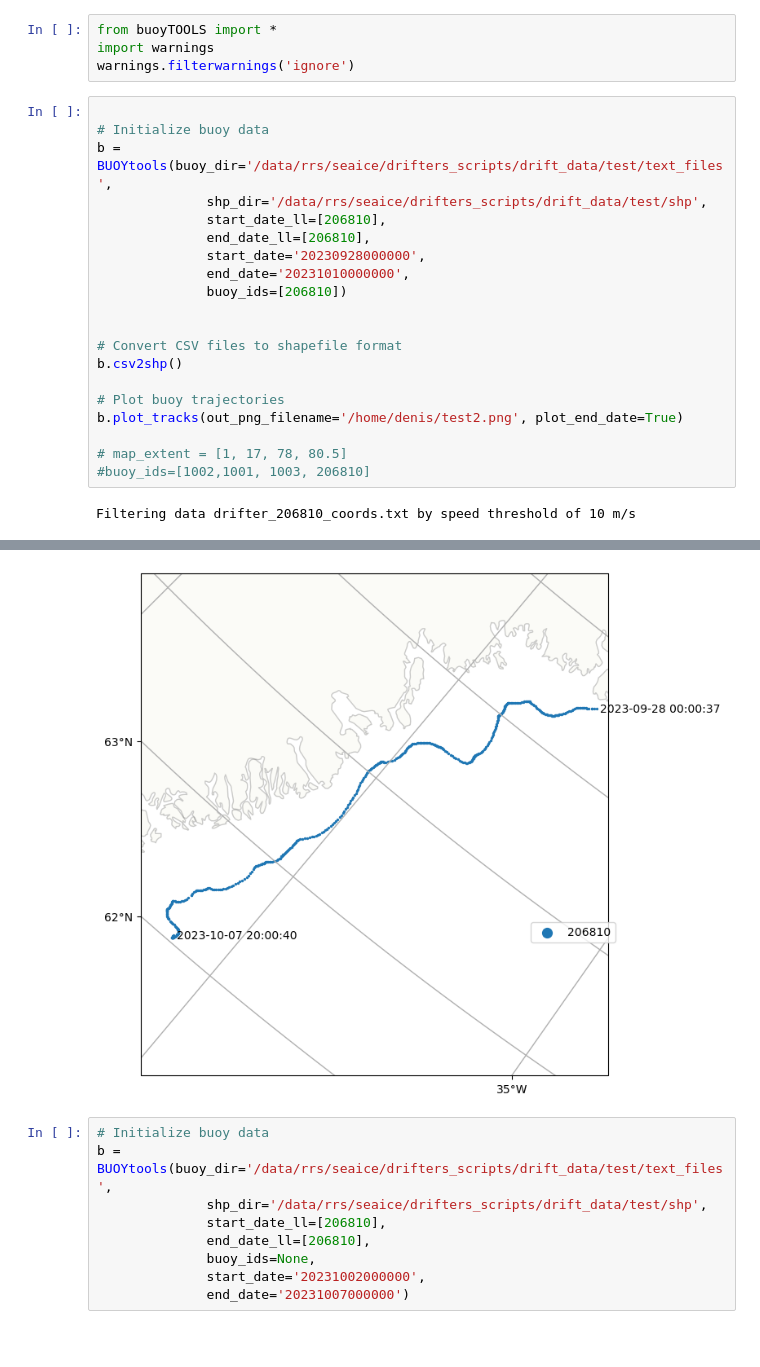
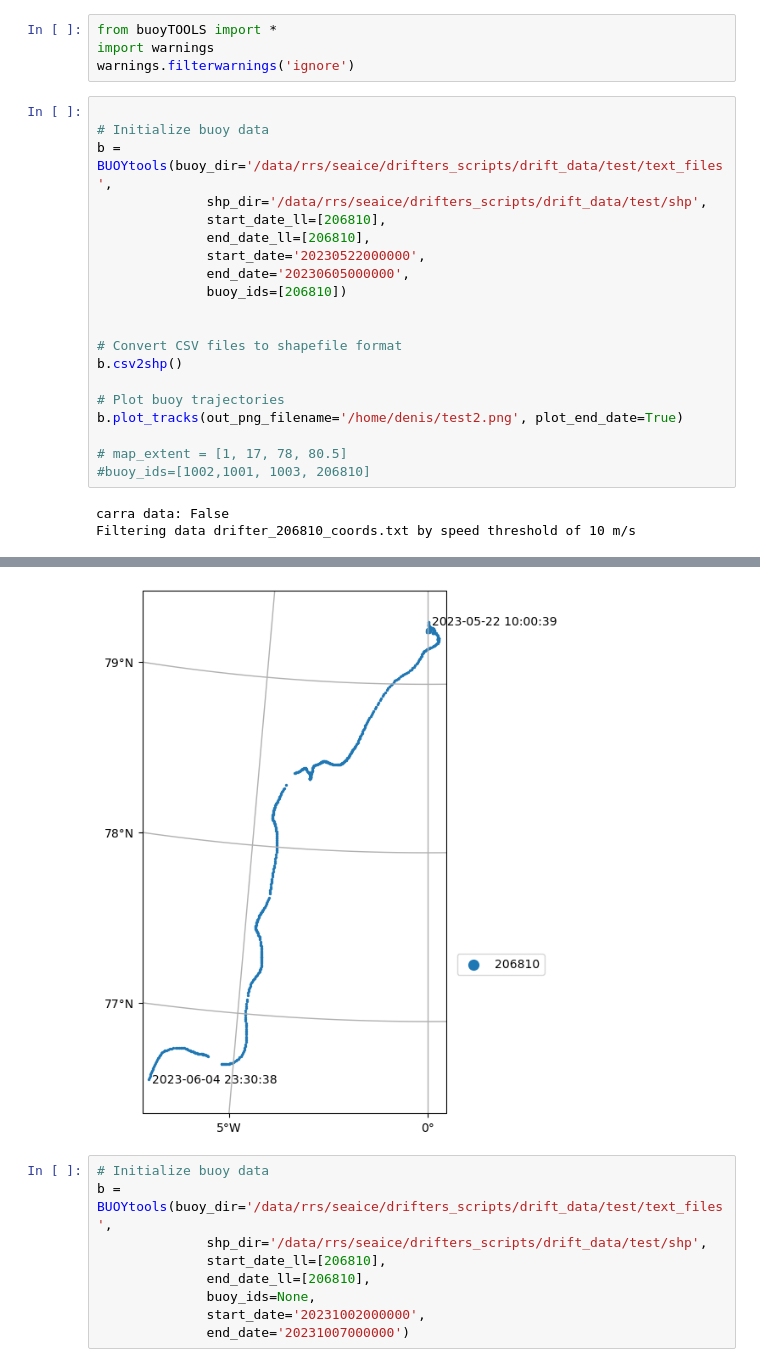
Before and after one commit to xdenisx/buoy_tools, a Jupyter notebook: buoy_tools.ipynb, the cells around one changed output, grey strips where cells are left out. Saved outputs shown, nothing was run; the diff lists cells and outputs as text; blank space fills up the shorter version.

```diff
--- a/buoy_tools.ipynb
+++ b/buoy_tools.ipynb
@@ -33,8 +33,8 @@ b = BUOYtools(buoy_dir='/data/rrs/seaice/drifters_scripts/drift_data/test/text_f
               shp_dir='/data/rrs/seaice/drifters_scripts/drift_data/test/shp',
               start_date_ll=[206810],
               end_date_ll=[206810],
-              start_date='20230928000000',
-              end_date='20231010000000',
+              start_date='20230522000000',
+              end_date='20230605000000',
               buoy_ids=[206810])
 
 
@@ -47,4 +47,5 @@ b.plot_tracks(out_png_filename='/home/denis/test2.png', plot_end_date=True)
 # map_extent = [1, 17, 78, 80.5]
 #buoy_ids=[1002,1001, 1003, 206810]
 # %% [output]
+carra data: False
 Filtering data drifter_206810_coords.txt by speed threshold of 10 m/s
@@ -55,4 +52,4 @@ Filtering data drifter_206810_coords.txt by speed threshold of 10 m/s
-[figure, old version]
+[figure, new version]
 # %%
 # Initialize buoy data
 b = BUOYtools(buoy_dir='/data/rrs/seaice/drifters_scripts/drift_data/test/text_files',
```
Also changed, not shown: parts of 7 cells of this notebook, 1 other file.
